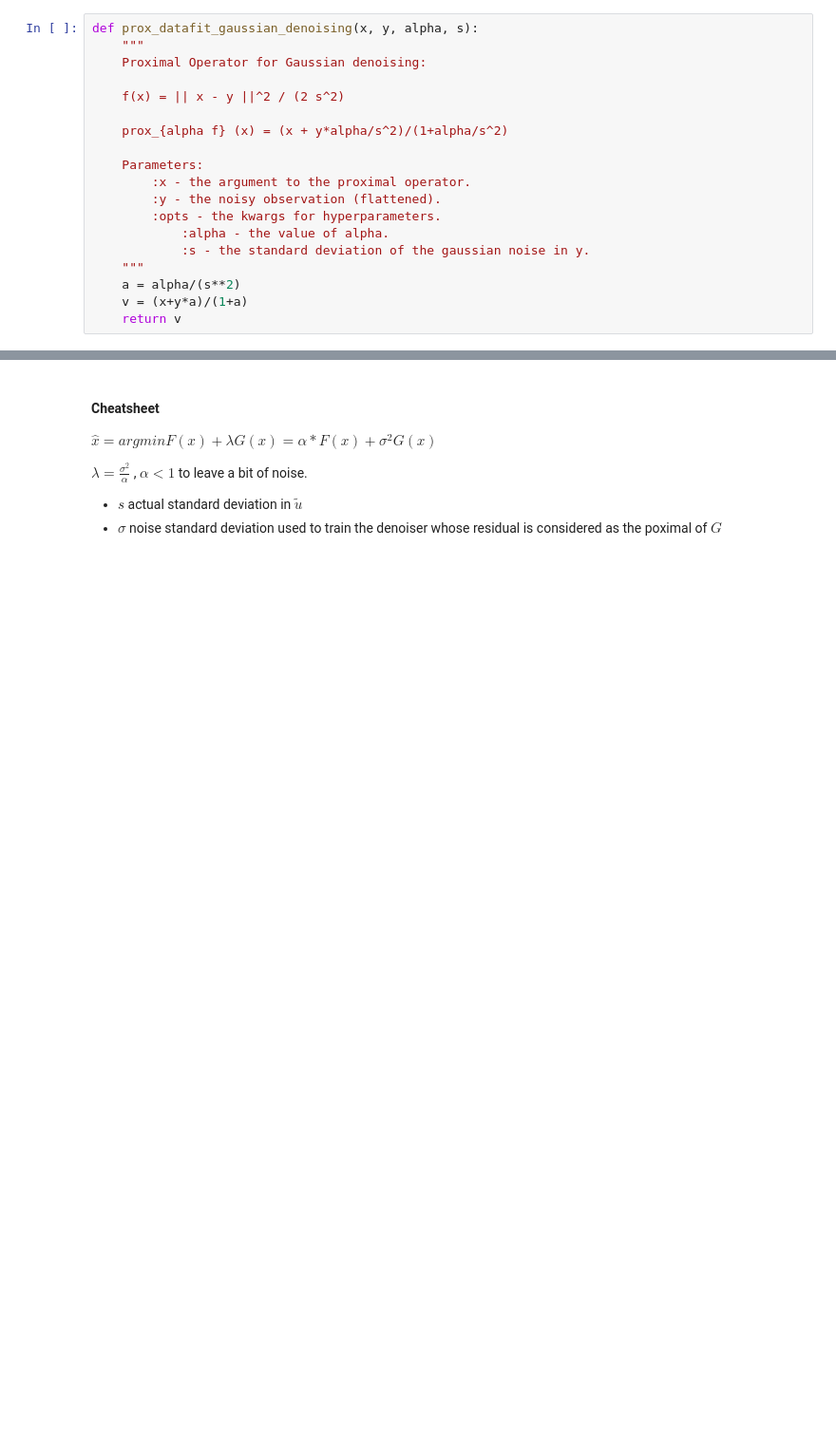
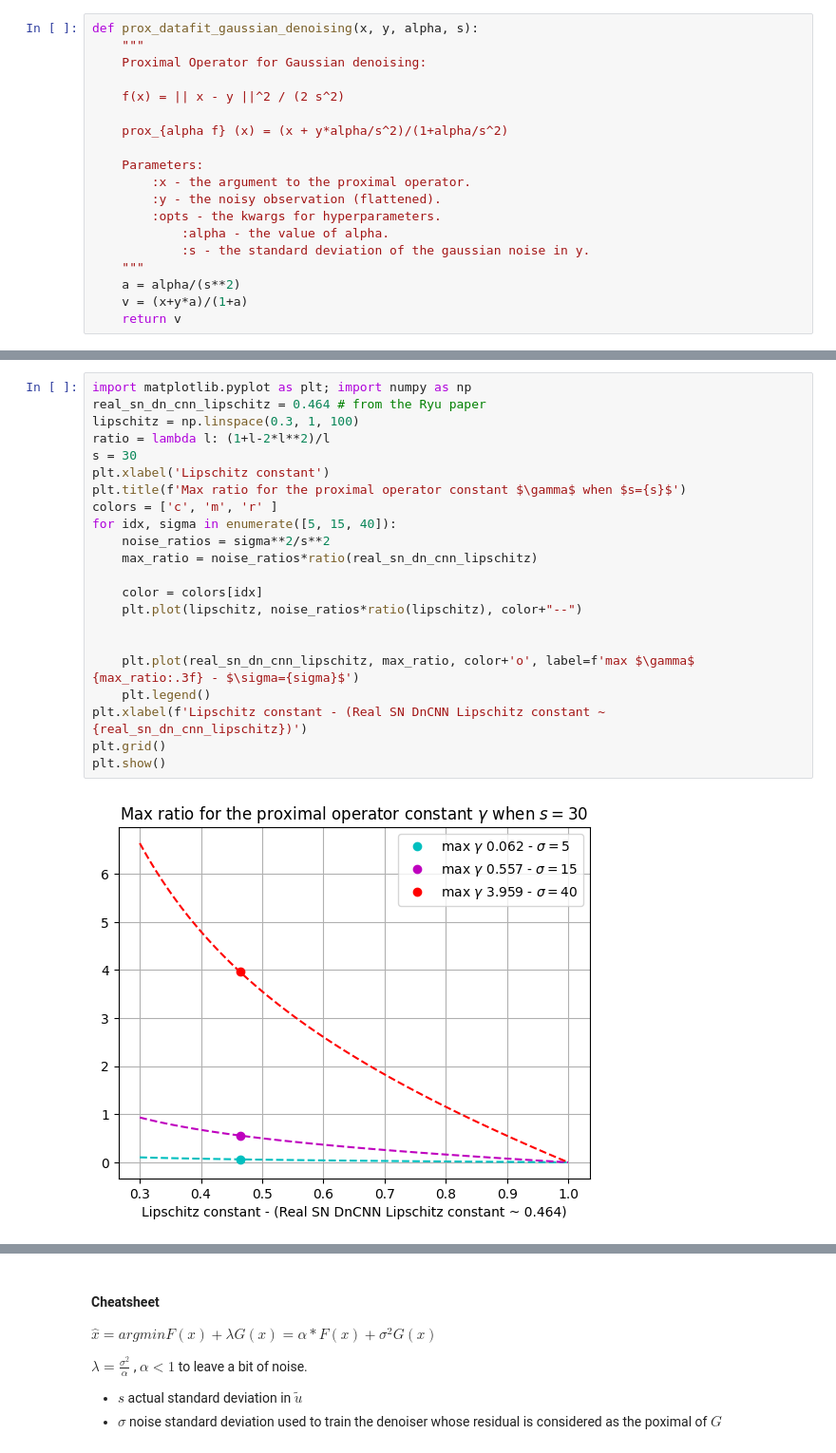
Before and after one commit to balthazarneveu/MVA24-delire, a Jupyter notebook: TP_2/report_tp2_neveu_balthazar.ipynb, the cells around one changed output, grey strips where cells are left out. Shown: that part at 95% size. Saved outputs shown, nothing was run; the diff lists cells and outputs as text; blank space fills up the shorter version.

```diff
--- a/TP_2/report_tp2_neveu_balthazar.ipynb
+++ b/TP_2/report_tp2_neveu_balthazar.ipynb
@@ -127 +155,25 @@ The $\gamma$ parameter definitely acts as a tuning parameter for the denoiser as
+# %%
+import matplotlib.pyplot as plt; import numpy as np
+real_sn_dn_cnn_lipschitz = 0.464 # from the Ryu paper
+lipschitz = np.linspace(0.3, 1, 100)
+ratio = lambda l: (1+l-2*l**2)/l
+s = 30
+plt.xlabel('Lipschitz constant')
+plt.title(f'Max ratio for the proximal operator constant $\gamma$ when $s={s}$')
+colors = ['c', 'm', 'r' ]
+for idx, sigma in enumerate([5, 15, 40]):
+    noise_ratios = sigma**2/s**2
+    max_ratio = noise_ratios*ratio(real_sn_dn_cnn_lipschitz)
+
+    color = colors[idx]
+    plt.plot(lipschitz, noise_ratios*ratio(lipschitz), color+"--")
+
+
+    plt.plot(real_sn_dn_cnn_lipschitz, max_ratio, color+'o', label=f'max $\gamma$ {max_ratio:.3f} - $\sigma={sigma}$')
+    plt.legend()
+plt.xlabel(f'Lipschitz constant - (Real SN DnCNN Lipschitz constant ~ {real_sn_dn_cnn_lipschitz})')
+plt.grid()
+plt.show()
+# %% [output]
+[figure, added]
 # %% [markdown]
```
Also changed, not shown: parts of 2 cells of this notebook, 6 other files.
